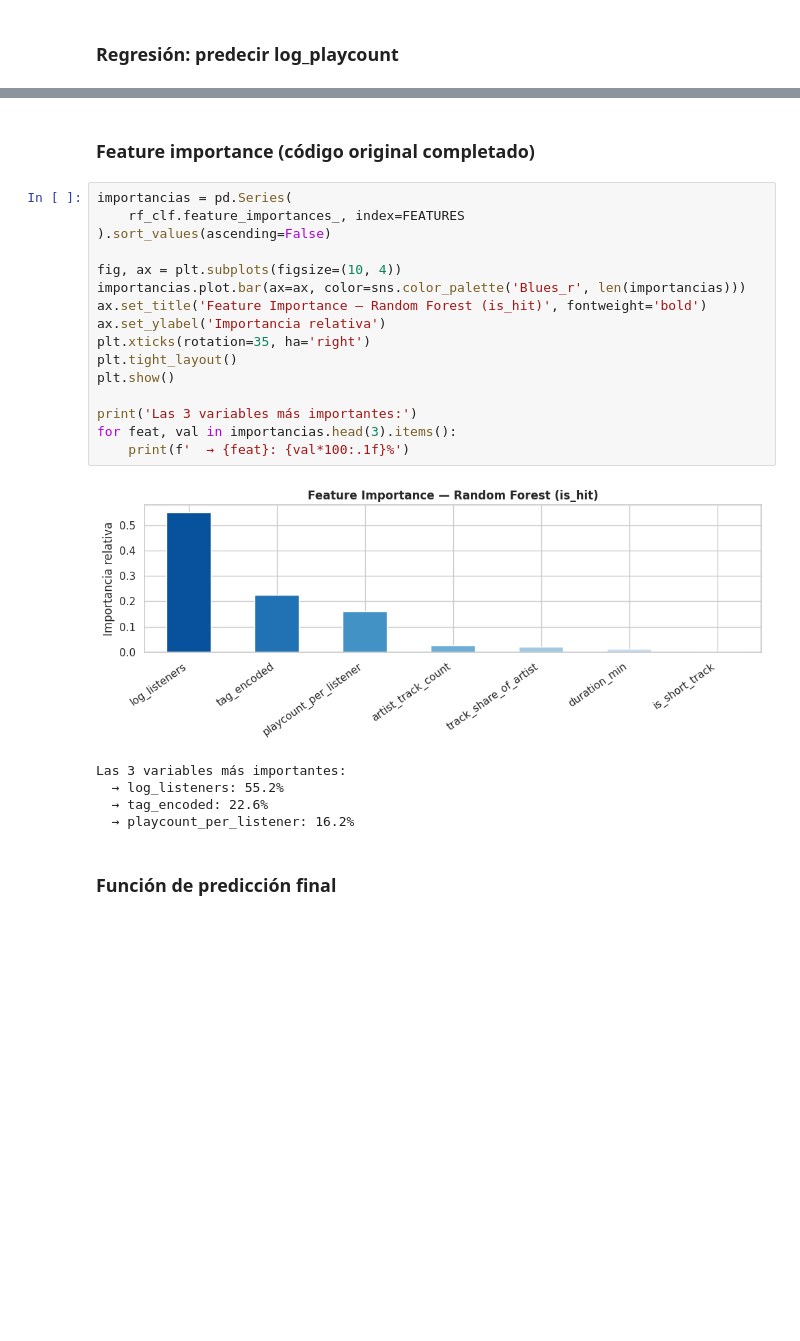
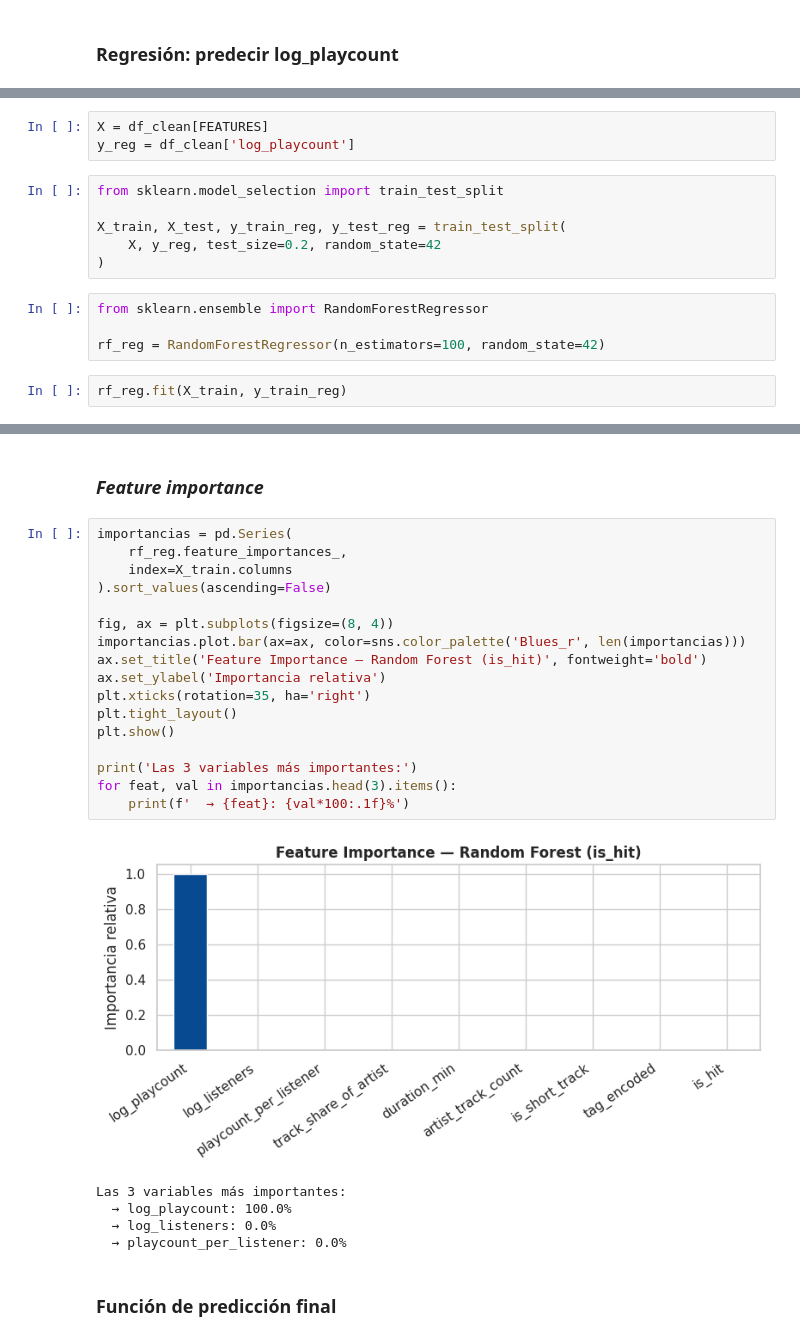
Before and after one commit to 4GeeksAcademy/ProyectoFinal23, a Jupyter notebook: src/PF_v1_paraStreamlit_corregido.ipynb, the cells around one changed output, grey strips where cells are left out. Drawn from its saved outputs; the diff is of its cells as text; blank space fills up the shorter version.

```diff
--- a/src/PF_v1_paraStreamlit_corregido.ipynb
+++ b/src/PF_v1_paraStreamlit_corregido.ipynb
@@ -1419,0 +1443,15 @@ MAE: 1.166
+# %%
+X = df_clean[FEATURES]
+y_reg = df_clean['log_playcount']
+# %%
+from sklearn.model_selection import train_test_split
+
+X_train, X_test, y_train_reg, y_test_reg = train_test_split(
+    X, y_reg, test_size=0.2, random_state=42
+)
+# %%
+from sklearn.ensemble import RandomForestRegressor
+
+rf_reg = RandomForestRegressor(n_estimators=100, random_state=42)
+# %%
+rf_reg.fit(X_train, y_train_reg)
@@ -1420,26 +1483,27 @@ MAE: 1.166
 # %% [markdown]
-### Feature importance (código original completado)
+### *Feature importance*
 # %%
 importancias = pd.Series(
-    rf_clf.feature_importances_, index=FEATURES
+    rf_reg.feature_importances_,
+    index=X_train.columns
 ).sort_values(ascending=False)
 
-fig, ax = plt.subplots(figsize=(10, 4))
+fig, ax = plt.subplots(figsize=(8, 4))
 importancias.plot.bar(ax=ax, color=sns.color_palette('Blues_r', len(importancias)))
 ax.set_title('Feature Importance — Random Forest (is_hit)', fontweight='bold')
 ax.set_ylabel('Importancia relativa')
 plt.xticks(rotation=35, ha='right')
 plt.tight_layout()
 plt.show()
 
 print('Las 3 variables más importantes:')
 for feat, val in importancias.head(3).items():
     print(f'  → {feat}: {val*100:.1f}%')
 # %% [output]
-[figure, old version]
+[figure, new version]
 Las 3 variables más importantes:
-  → log_listeners: 55.2%
-  → tag_encoded: 22.6%
-  → playcount_per_listener: 16.2%
+  → log_playcount: 100.0%
+  → log_listeners: 0.0%
+  → playcount_per_listener: 0.0%
 # %% [markdown]
 ### Función de predicción final
```
Also changed, not shown: parts of 65 cells of this notebook, 3 other files.
